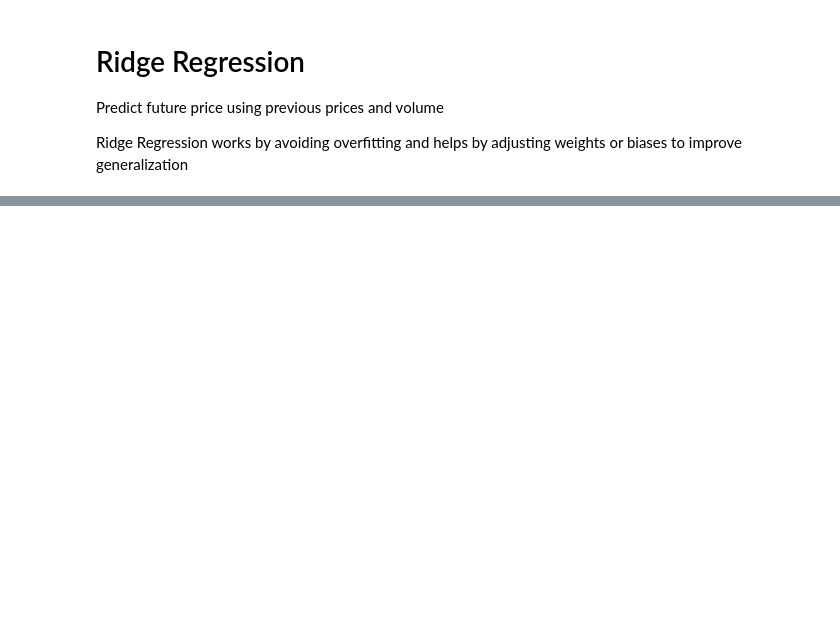
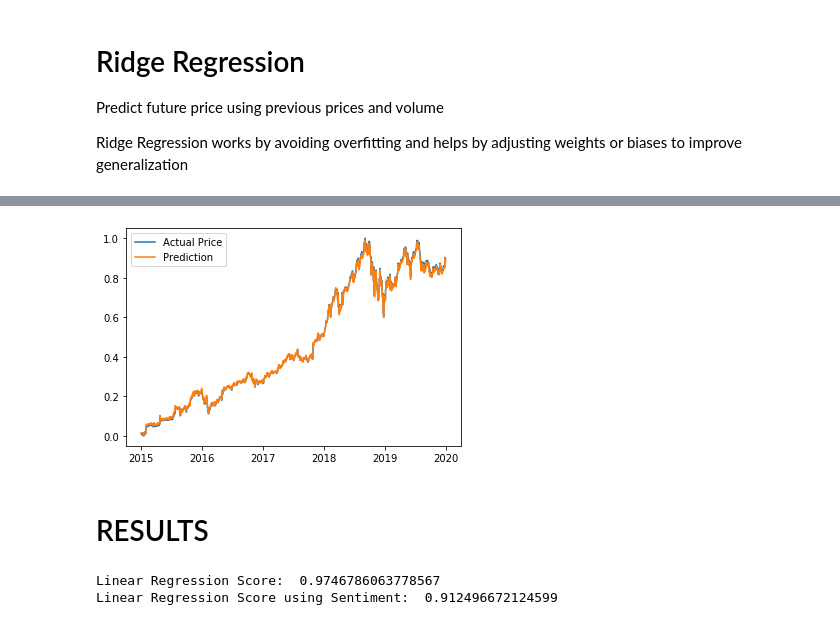
Before and after one commit to abealsileshi/Data-Science-Team-Project, a Jupyter notebook: Stock Market Prediction/StockPredictionRidgeRegressionLSTM.ipynb, the cells around one changed output, grey strips where cells are left out. Cells and saved outputs as stored; diff of their text form; code cells hidden in the pictures; blank space fills up the shorter version.

Commit message:
kent's commit actually

```diff
--- a/Stock Market Prediction/StockPredictionRidgeRegressionLSTM.ipynb
+++ b/Stock Market Prediction/StockPredictionRidgeRegressionLSTM.ipynb
@@ -464,0 +421,18 @@ model = Sequential([
+# %%
+#Sentiment model
+sentimentclose = []
+for i in sent_price_volume_scaled_df:
+  sentimentclose.append(i[0])
+# %%
+sentdf_predicted = sent_price_volume_df[['Date']]
+# %%
+sentdf_predicted['Close'] = sentimentclose
+# %%
+#Sentiment
+# Plot the results
+#df_predicted, "Original Vs. Prediction")
+
+
+sentdf_predicted['Prediction'] = SentimentPredicted
+sentdf_predicted.set_index('Date')
+sentdf_predicted
@@ -464,0 +453,20 @@ model = Sequential([
+# %%
+plt.plot(sentdf_predicted['Date'],sentdf_predicted['Close'], label = "Actual Price")
+plt.plot(sentdf_predicted['Date'],sentdf_predicted['Prediction'], label = 'Prediction')
+
+
+plt.legend()
+plt.show()
+# %% [output]
+[figure, added]
+# %% [markdown]
+# RESULTS
+# %%
+lr_accuracy = regression_model.score(X_test, y_test)
+print("Linear Regression Score: ", lr_accuracy)
+#Sentiment model
+sentlr_accuracy = sentimentregression_model.score(X2_test, y2_test)
+print("Linear Regression Score using Sentiment: ", sentlr_accuracy)
+# %% [output]
+Linear Regression Score:  0.9746786063778567
+Linear Regression Score using Sentiment:  0.912496672124599
```
Also changed, not shown: parts of 88 cells of this notebook.
